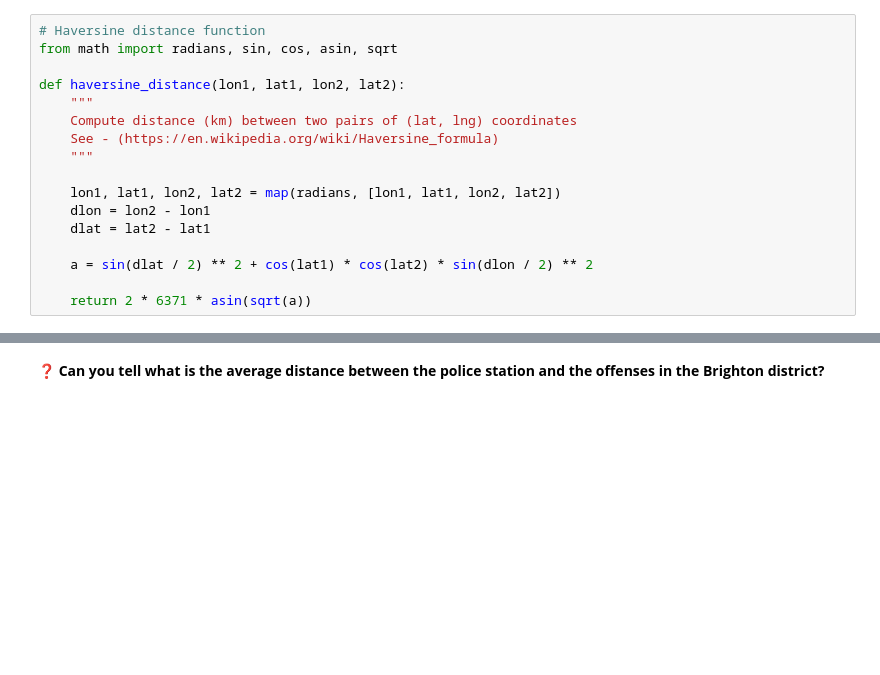
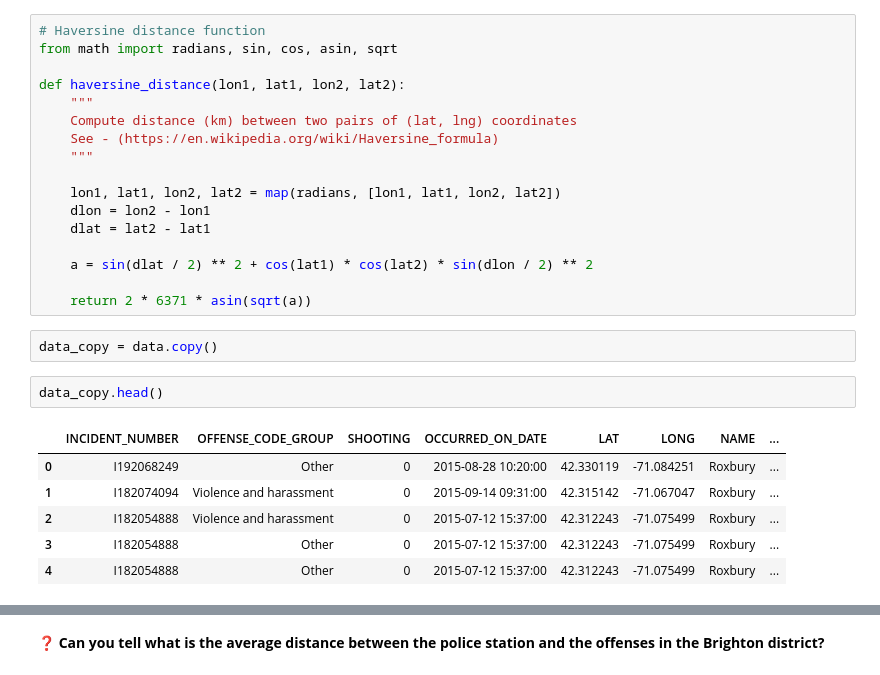
Before and after one commit to AlexandrePerdomo/data-certification-exam, a Jupyter notebook: decision_science/boston_crimes.ipynb, the cells around one changed output, grey strips where cells are left out. Saved outputs shown, nothing was run; the diff lists cells and outputs as text; blank space fills up the shorter version.

```diff
--- a/decision_science/boston_crimes.ipynb
+++ b/decision_science/boston_crimes.ipynb
@@ -449,3 +484,14 @@ def haversine_distance(lon1, lat1, lon2, lat2):
     a = sin(dlat / 2) ** 2 + cos(lat1) * cos(lat2) * sin(dlon / 2) ** 2
 
     return 2 * 6371 * asin(sqrt(a))
+# %%
+data_copy = data.copy()
+# %%
+data_copy.head()
+# %% [output]
+|  | INCIDENT_NUMBER | OFFENSE_CODE_GROUP | SHOOTING | OCCURRED_ON_DATE | LAT | LONG | NAME | ... |
+| 0 | I192068249 | Other | 0 | 2015-08-28 10:20:00 | 42.330119 | -71.084251 | Roxbury | ... |
+| 1 | I182074094 | Violence and harassment | 0 | 2015-09-14 09:31:00 | 42.315142 | -71.067047 | Roxbury | ... |
+| 2 | I182054888 | Violence and harassment | 0 | 2015-07-12 15:37:00 | 42.312243 | -71.075499 | Roxbury | ... |
+| 3 | I182054888 | Other | 0 | 2015-07-12 15:37:00 | 42.312243 | -71.075499 | Roxbury | ... |
+| 4 | I182054888 | Other | 0 | 2015-07-12 15:37:00 | 42.312243 | -71.075499 | Roxbury | ... |
```
Also changed, not shown: parts of 13 cells of this notebook, 2 other files.
